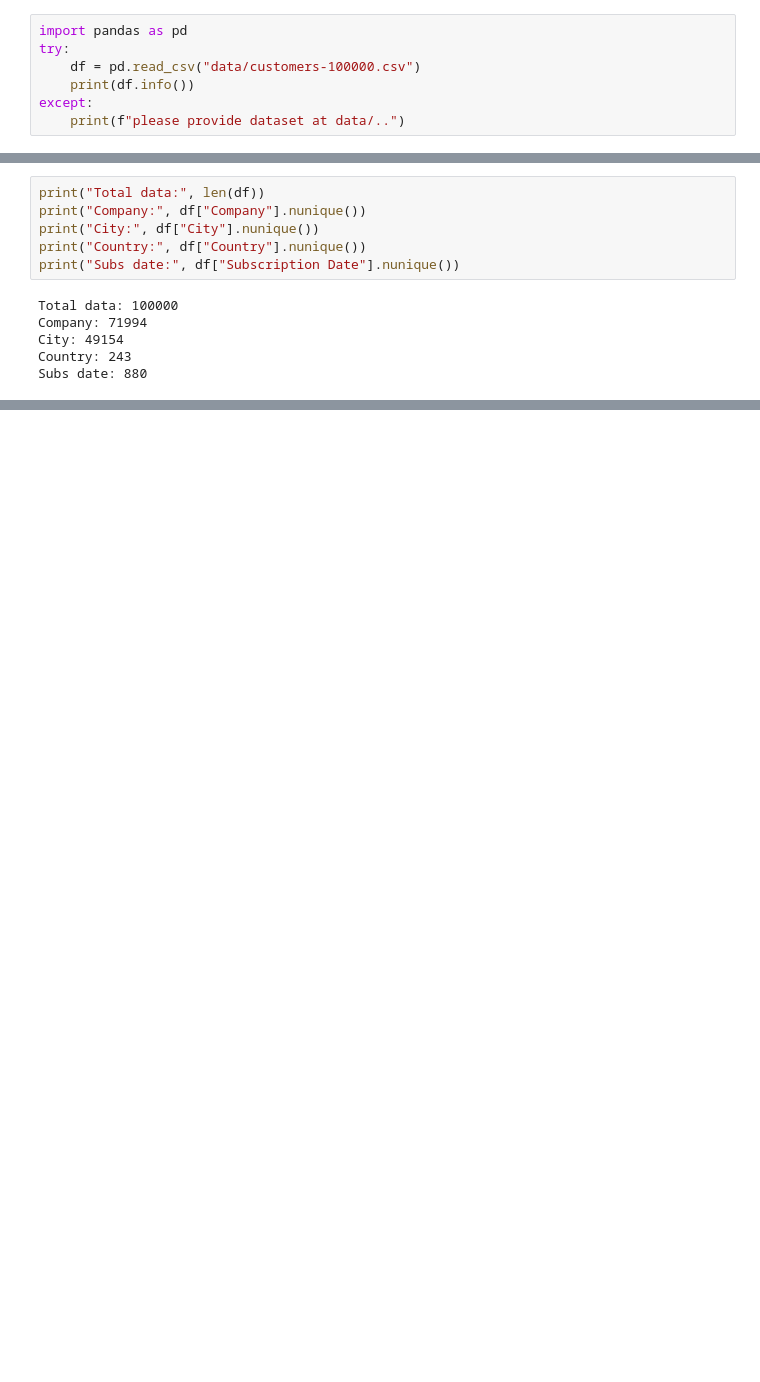
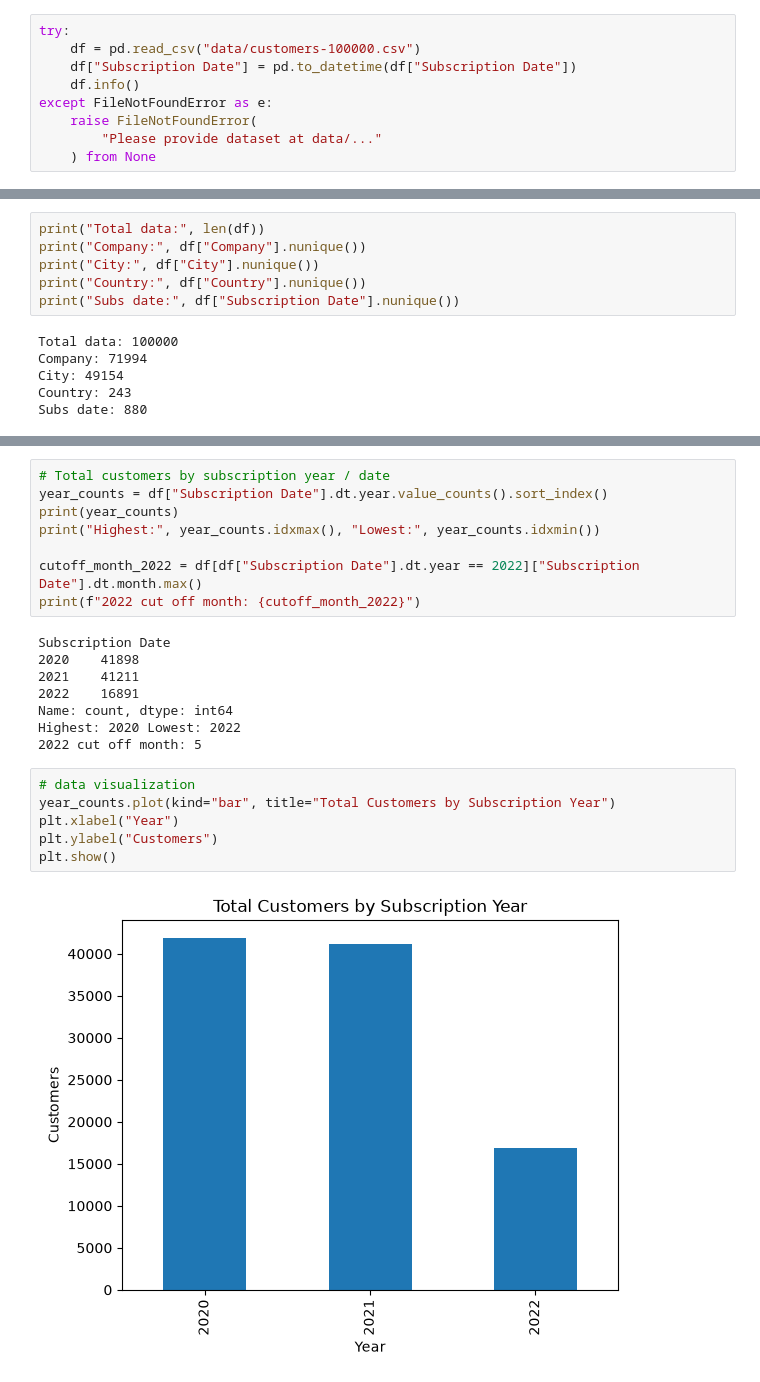
Before and after one commit to wilbert-william/technical-ai-engineer-test-shopee, a Jupyter notebook: customers-small.ipynb, the cells around one changed output, grey strips where cells are left out. Drawn from its saved outputs; the diff is of its cells as text; blank space fills up the shorter version.

```diff
--- a/customers-small.ipynb
+++ b/customers-small.ipynb
@@ -3,10 +7,12 @@
 # %%
-import pandas as pd
 try:
     df = pd.read_csv("data/customers-100000.csv")
-    print(df.info())
-except:
-    print(f"please provide dataset at data/..")
+    df["Subscription Date"] = pd.to_datetime(df["Subscription Date"])
+    df.info()
+except FileNotFoundError as e:
+    raise FileNotFoundError(
+        "Please provide dataset at data/..."
+    ) from None
 # %% [output]
 <class 'pandas.DataFrame'>
 RangeIndex: 100000 entries, 0 to 99999
@@ -62,0 +110,24 @@ goals:
+# %%
+# Total customers by subscription year / date
+year_counts = df["Subscription Date"].dt.year.value_counts().sort_index()
+print(year_counts)
+print("Highest:", year_counts.idxmax(), "Lowest:", year_counts.idxmin())
+
+cutoff_month_2022 = df[df["Subscription Date"].dt.year == 2022]["Subscription Date"].dt.month.max()
+print(f"2022 cut off month: {cutoff_month_2022}")
+# %% [output]
+Subscription Date
+2020    41898
+2021    41211
+2022    16891
+Name: count, dtype: int64
+Highest: 2020 Lowest: 2022
+2022 cut off month: 5
+# %%
+# data visualization
+year_counts.plot(kind="bar", title="Total Customers by Subscription Year")
+plt.xlabel("Year")
+plt.ylabel("Customers")
+plt.show()
+# %% [output]
+[figure, added]
```
Also changed, not shown: parts of 36 cells of this notebook, 1 other file.
